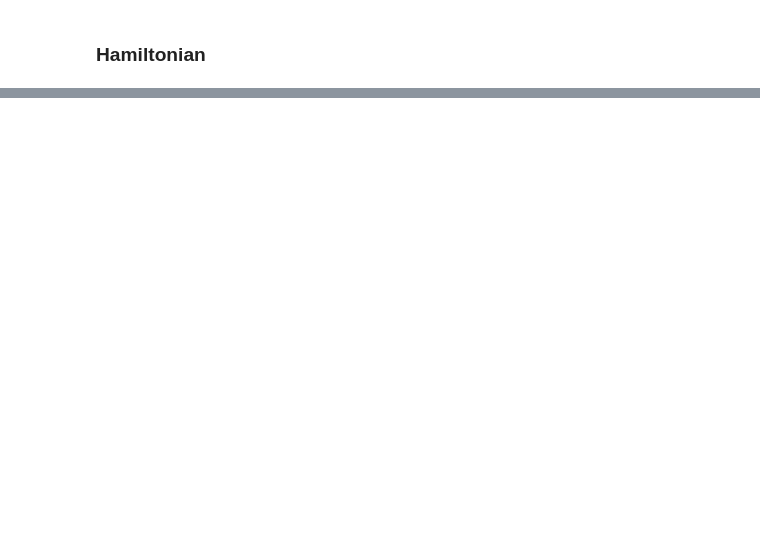
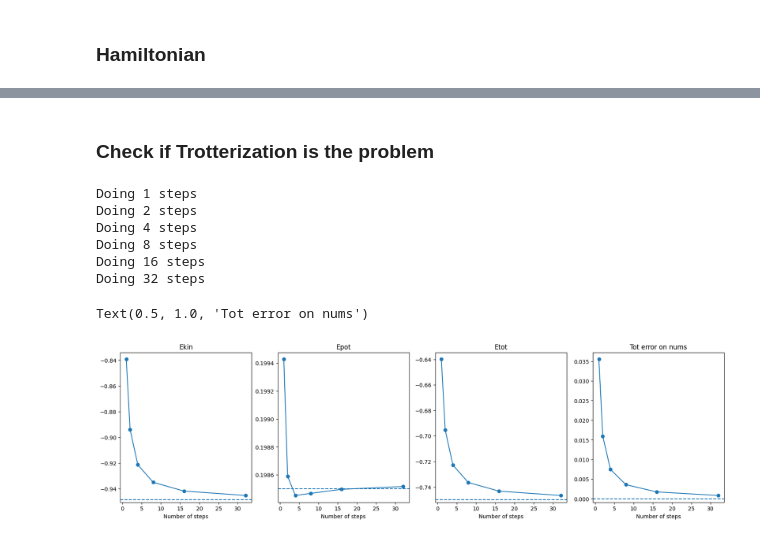
Before and after one commit to rodolfocarobene/qudit_simulations, a Jupyter notebook: notebooks/tv_model.ipynb, the cells around one changed output, grey strips where cells are left out. Saved outputs shown, nothing was run; the diff lists cells and outputs as text; code cells hidden in the pictures; blank space fills up the shorter version.

```diff
--- a/notebooks/tv_model.ipynb
+++ b/notebooks/tv_model.ipynb
@@ -752,0 +208,2 @@ t = 0.1         Ekin=-1.0642    Pot=0.368       H=-0.6962
+# %% [markdown]
+### Check if Trotterization is the problem
@@ -752,0 +213,67 @@ t = 0.1         Ekin=-1.0642    Pot=0.368       H=-0.6962
+# %%
+final_T = 0.4
+
+nums_steps = [1, 2, 4, 8, 16, 32]
+
+
+final_results_k = []
+final_results_p = []
+final_results_h = []
+final_results_nums = []
+
+for num_steps in nums_steps:
+    print(f"Doing {num_steps} steps")
+
+    dt = final_T / num_steps
+    temps = np.arange(0, final_T+dt/2, dt)
+    # results is a list of tuples, every tuple contains the circuit and the result shots
+    results = evolve(qudits, temps, initial_circuit, T=T, V=V)
+
+    ham_k, ham_p = compute_state_exp_hamiltonian(qudits, results[-1], T, V)
+    final_results_k.append(ham_k)
+    final_results_p.append(ham_p)
+    final_results_h.append(ham_k+ham_p)
+
+    nums = compute_state_exp_numbers(qudits, results[-1])
+    final_results_nums.append(nums)
+# %% [output]
+Doing 1 steps
+Doing 2 steps
+Doing 4 steps
+Doing 8 steps
+Doing 16 steps
+Doing 32 steps
+# %%
+nk_val_k = -0.9485
+nk_val_p = 0.1985
+nk_val_h = -0.75
+nk_numbers = np.array([0.7844, 0.4548, 0.458, 0.1399, 0.0829, 0.08])
+
+f, (ax1, ax2, ax3, ax4) = plt.subplots(1, 4, figsize=(20, 5))
+
+final_results_k = np.array(final_results_k)
+final_results_p = np.array(final_results_p)
+
+ax1.plot(nums_steps, final_results_k, "-o", label="Ekin")
+ax1.axhline(nk_val_k, linestyle="--", label="NK kin")
+ax1.set_xlabel("Number of steps")
+ax1.set_title("Ekin")
+
+ax2.plot(nums_steps, final_results_p, "-o", label="Epot")
+ax2.axhline(nk_val_p, linestyle="--", label="NK pot")
+ax2.set_xlabel("Number of steps")
+ax2.set_title("Epot")
+
+ax3.plot(nums_steps, final_results_h, "-o", label="Etot")
+ax3.axhline(nk_val_h, linestyle="--", label="NK tot")
+ax3.set_xlabel("Number of steps")
+ax3.set_title("Etot")
+
+num_error = [np.sum(np.abs(nk_numbers - i)) for i in final_results_nums]
+ax4.plot(nums_steps, num_error, "-o", label="Etot")
+ax4.axhline(0, linestyle="--", label="NK tot")
+ax4.set_xlabel("Number of steps")
+ax4.set_title("Tot error on nums")
+# %% [output]
+Text(0.5, 1.0, 'Tot error on nums')
+[figure, added]
```
Also changed, not shown: parts of 56 cells of this notebook, 7 other files.
